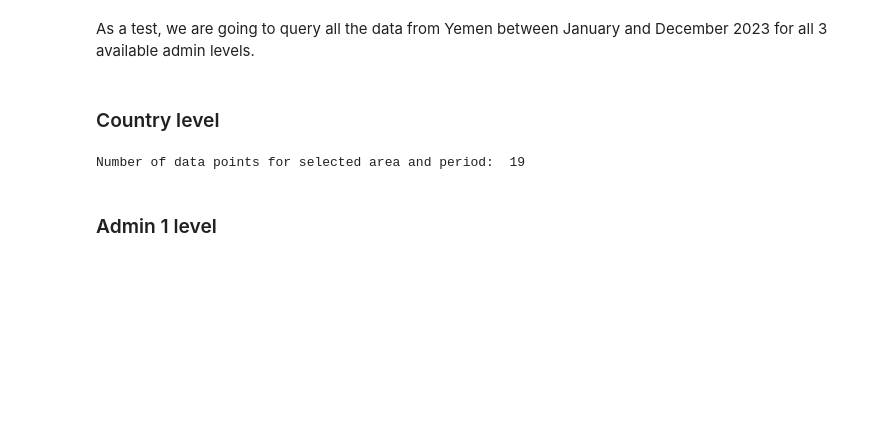
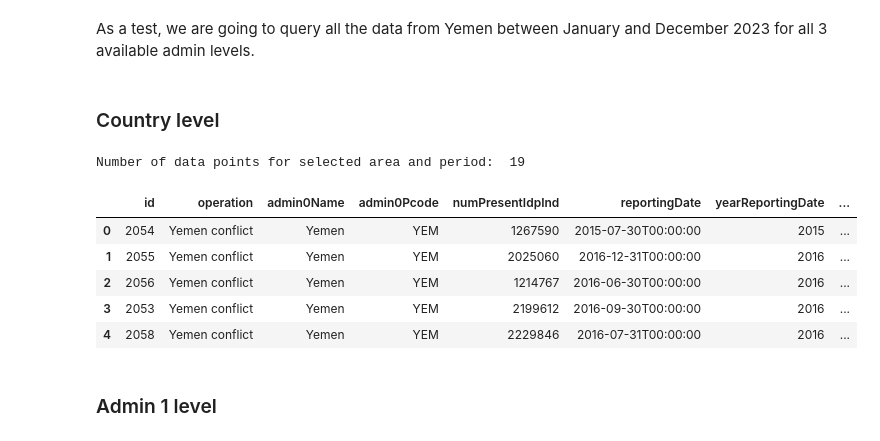
Before and after one commit to Human-Geomonitor/PyDTM, a Jupyter notebook: examples.ipynb, the cells around one changed output. Drawn from its saved outputs; the diff is of its cells as text; code cells hidden in the pictures; blank space fills up the shorter version.

```diff
--- a/examples.ipynb
+++ b/examples.ipynb
@@ -21,11 +41,18 @@ from src.api import countryLevelData
 #help(countryLevelData)
 # %%
 # Test country level request with the minimum parameters required
-response_country = countryLevelData(admin0Pcode="YEM", monthFrom_month= "1", monthFrom_year=2000, monthTo_month= "12", monthTo_year=2023)
-#print(response_country.json())
-print("Number of data points for selected area and period: ",len(response_country.json()['result']))
+response_country = countryLevelData(admin0Pcode="YEM", monthFrom_month= "1", monthFrom_year=2000, monthTo_month= "12", monthTo_year=2023, to_pandas=True)
+#print(response_country)
+print("Number of data points for selected area and period: ",len(response_country))
+response_country.head()
 # %% [output]
 Number of data points for selected area and period:  19
+|  | id | operation | admin0Name | admin0Pcode | numPresentIdpInd | reportingDate | yearReportingDate | ... |
+| 0 | 2054 | Yemen conflict | Yemen | YEM | 1267590 | 2015-07-30T00:00:00 | 2015 | ... |
+| 1 | 2055 | Yemen conflict | Yemen | YEM | 2025060 | 2016-12-31T00:00:00 | 2016 | ... |
+| 2 | 2056 | Yemen conflict | Yemen | YEM | 1214767 | 2016-06-30T00:00:00 | 2016 | ... |
+| 3 | 2053 | Yemen conflict | Yemen | YEM | 2199612 | 2016-09-30T00:00:00 | 2016 | ... |
+| 4 | 2058 | Yemen conflict | Yemen | YEM | 2229846 | 2016-07-31T00:00:00 | 2016 | ... |
 # %% [markdown]
 ### Admin 1 level
 # %%
```
Also changed, not shown: parts of 4 cells of this notebook, 3 other files.
